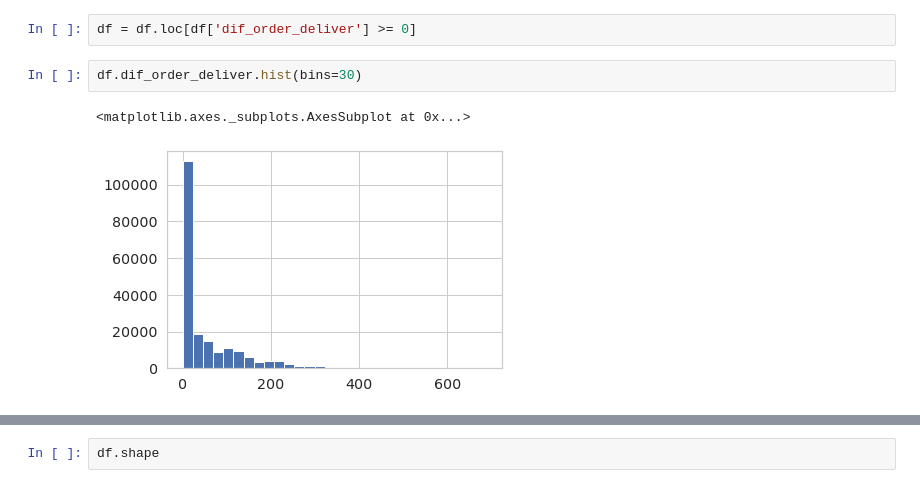
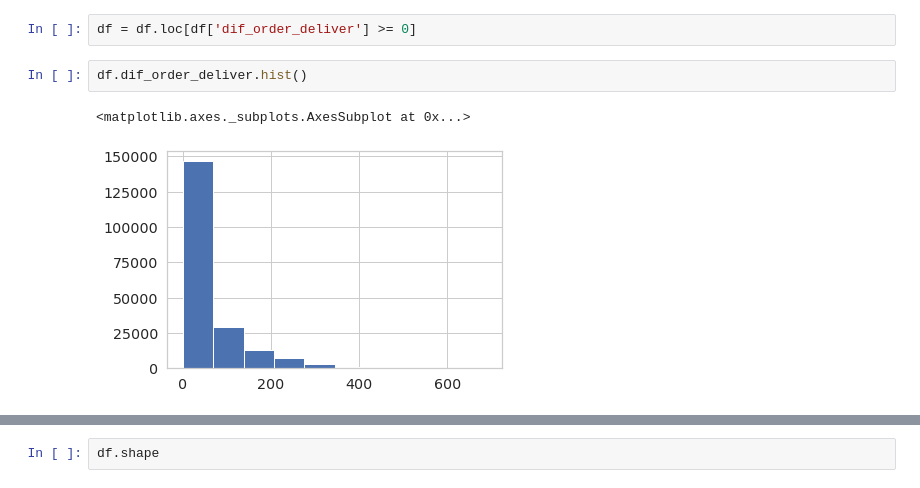
Before and after one commit to castillosebastian/research_tools, a Jupyter notebook: TPFinal_AnalisisyProyeccionVentas.ipynb, the cells around one changed output, grey strips where cells are left out. Drawn from its saved outputs; the diff is of its cells as text.

```diff
--- a/TPFinal_AnalisisyProyeccionVentas.ipynb
+++ b/TPFinal_AnalisisyProyeccionVentas.ipynb
@@ -479,7 +481,7 @@ En el histograma podemos ver la diferencia en días corridos entre la *order_dat
 # %%
 df = df.loc[df['dif_order_deliver'] >= 0]
 # %%
-df.dif_order_deliver.hist(bins=30)
+df.dif_order_deliver.hist()
 # %% [output]
 <matplotlib.axes._subplots.AxesSubplot at 0x...>
-[figure, old version]
+[figure, new version]
```
Also changed, not shown: parts of 13 cells of this notebook.
